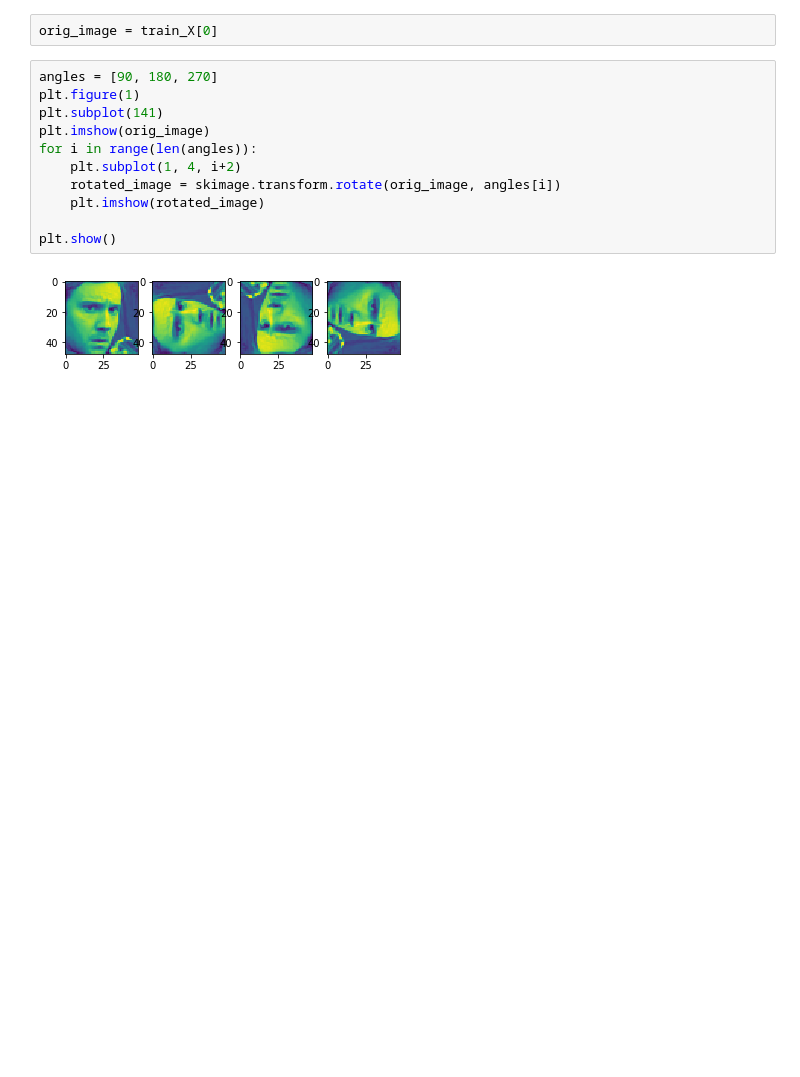
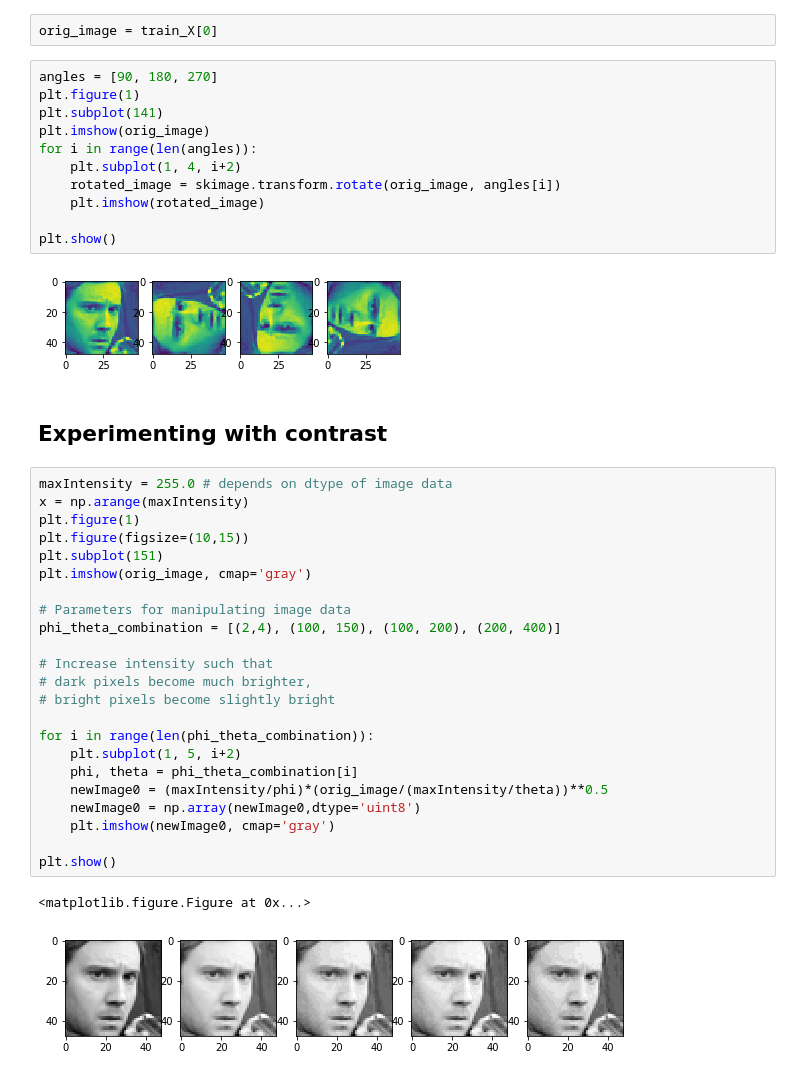
Before and after one commit to brenton72/Facial_Recognition, a Jupyter notebook: experimenting_with_rotations.ipynb, the cells around one changed output. Saved outputs shown, nothing was run; the diff lists cells and outputs as text; blank space fills up the shorter version.

Commit message:
Adding experiments for contrasts

```diff
--- a/experimenting_with_rotations.ipynb
+++ b/experimenting_with_rotations.ipynb
@@ -84,3 +84,31 @@ for i in range(len(angles)):
 plt.show()
 # %% [output]
 [figure]
+# %% [markdown]
+## Experimenting with contrast
+# %%
+maxIntensity = 255.0 # depends on dtype of image data
+x = np.arange(maxIntensity)
+plt.figure(1)
+plt.figure(figsize=(10,15))
+plt.subplot(151)
+plt.imshow(orig_image, cmap='gray')
+
+# Parameters for manipulating image data
+phi_theta_combination = [(2,4), (100, 150), (100, 200), (200, 400)]
+
+# Increase intensity such that
+# dark pixels become much brighter,
+# bright pixels become slightly bright
+
+for i in range(len(phi_theta_combination)):
+    plt.subplot(1, 5, i+2)
+    phi, theta = phi_theta_combination[i]
+    newImage0 = (maxIntensity/phi)*(orig_image/(maxIntensity/theta))**0.5
+    newImage0 = np.array(newImage0,dtype='uint8')
+    plt.imshow(newImage0, cmap='gray')
+
+plt.show()
+# %% [output]
+<matplotlib.figure.Figure at 0x...>
+[figure, added]
```
